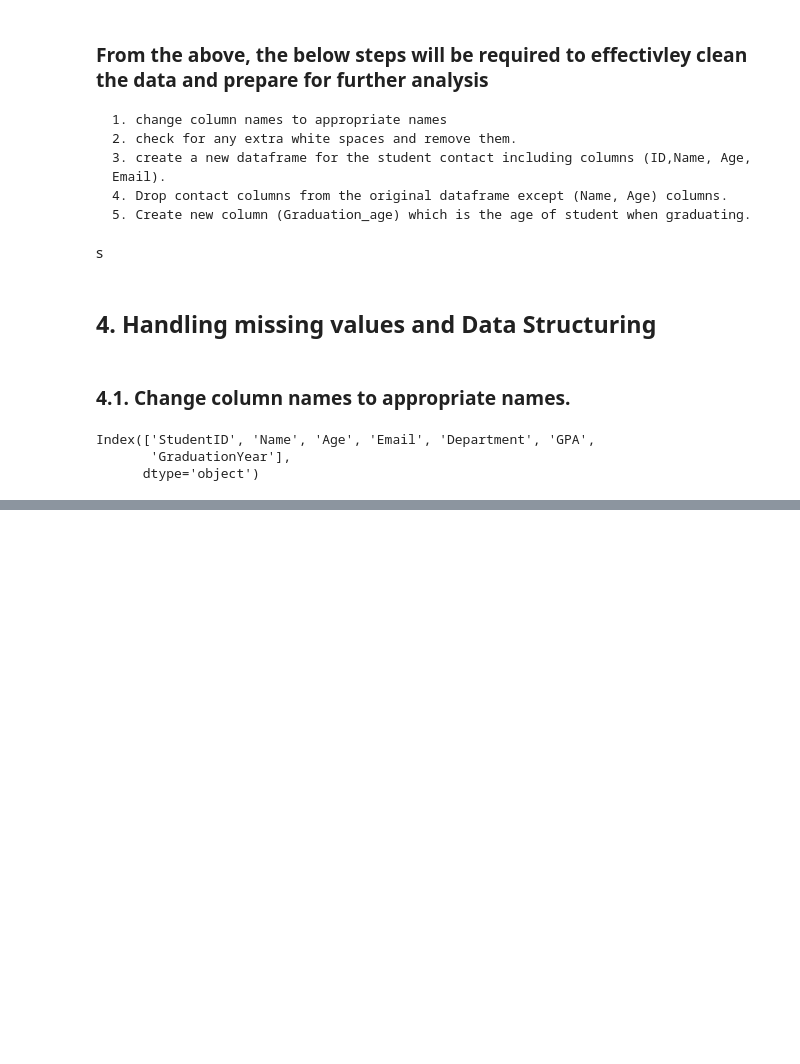
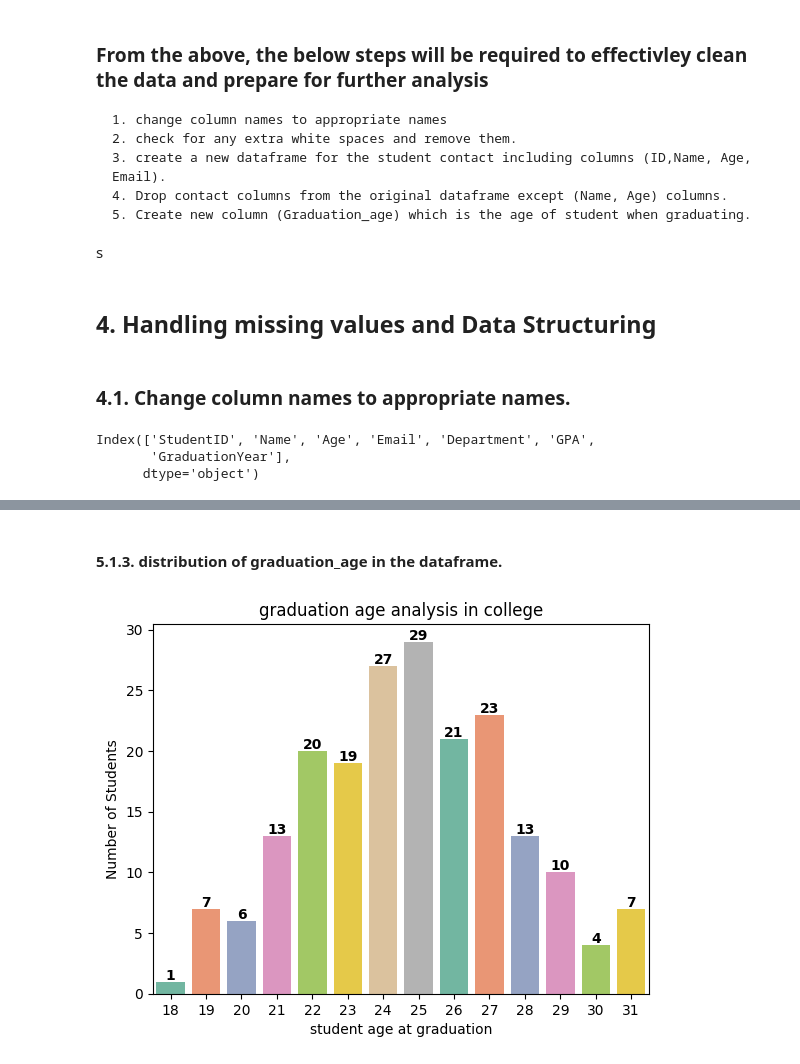
Before and after one commit to hagoog/student_information_EDA, a Jupyter notebook: student-information-eda.ipynb, the cells around one changed output, grey strips where cells are left out. Saved outputs shown, nothing was run; the diff lists cells and outputs as text; code cells hidden in the pictures; blank space fills up the shorter version.

```diff
--- a/student-information-eda.ipynb
+++ b/student-information-eda.ipynb
@@ -313,0 +445,21 @@ new_column_names = {
+# %% [markdown]
+#### 5.1.3. distribution of graduation_age in the dataframe.
+# %%
+ax = sns.countplot(data=df, x='graduation_age', palette='Set2')
+
+for p in ax.patches:
+    # Get the height of each bar (count of each category)
+    height = p.get_height()
+    # Add the label above the bar
+    ax.text(p.get_x() + p.get_width() / 2, height + 0.5, str(int(height)),
+            ha="center", va="center", fontsize=10, color='black', fontweight='bold')
+
+plt.title('graduation age analysis in college')
+plt.xlabel('student age at graduation')
+plt.ylabel('Number of Students')
+plt.show()
+#most of the students will be graduated in having 29 or 27 years old
+#while there is only 1 student that will be graduated at the age of 18 which is wierd
+#and the minority will be graduated at ages 30, 20, 19 and 31
+# %% [output]
+[figure, added]
```
Also changed, not shown: parts of 36 cells of this notebook.
